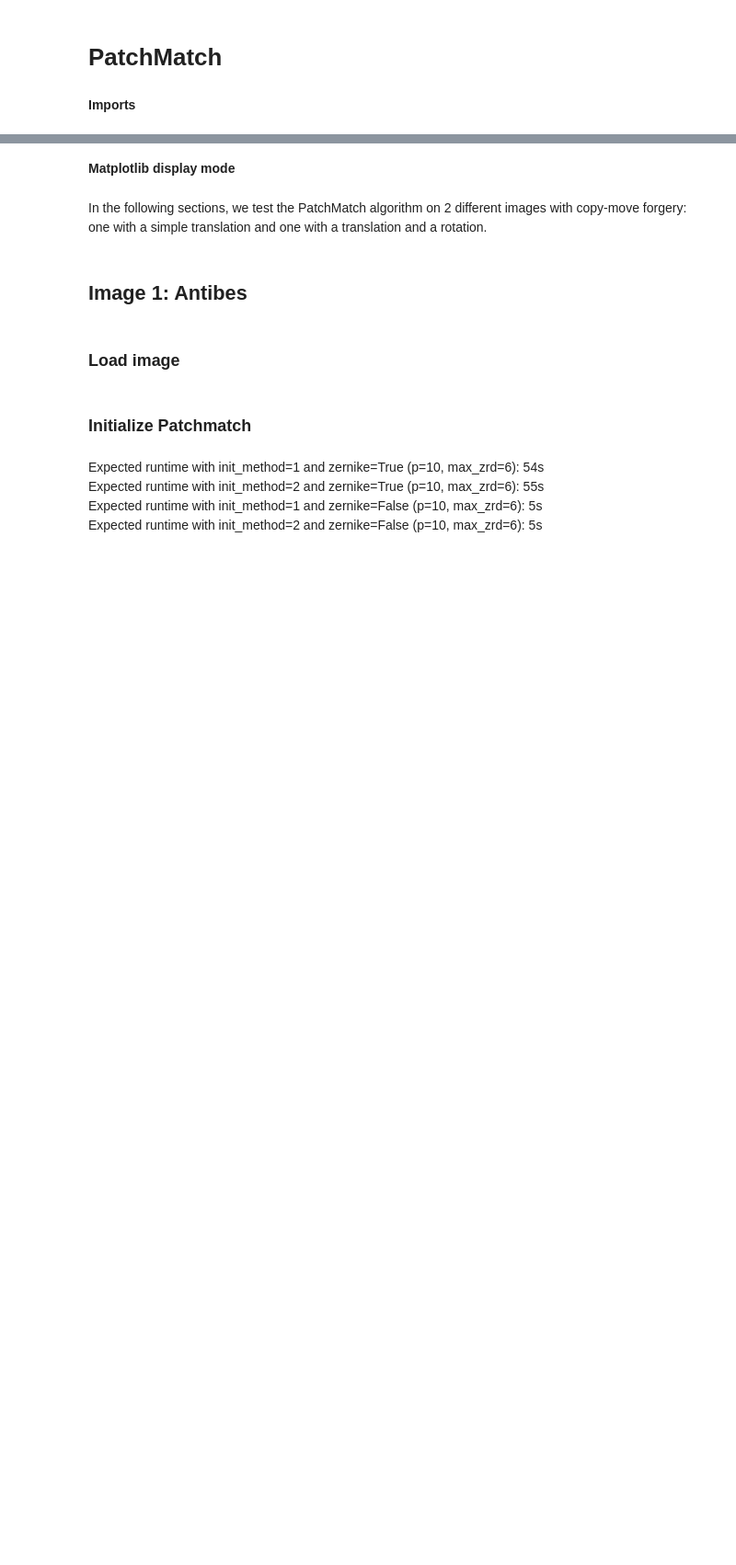
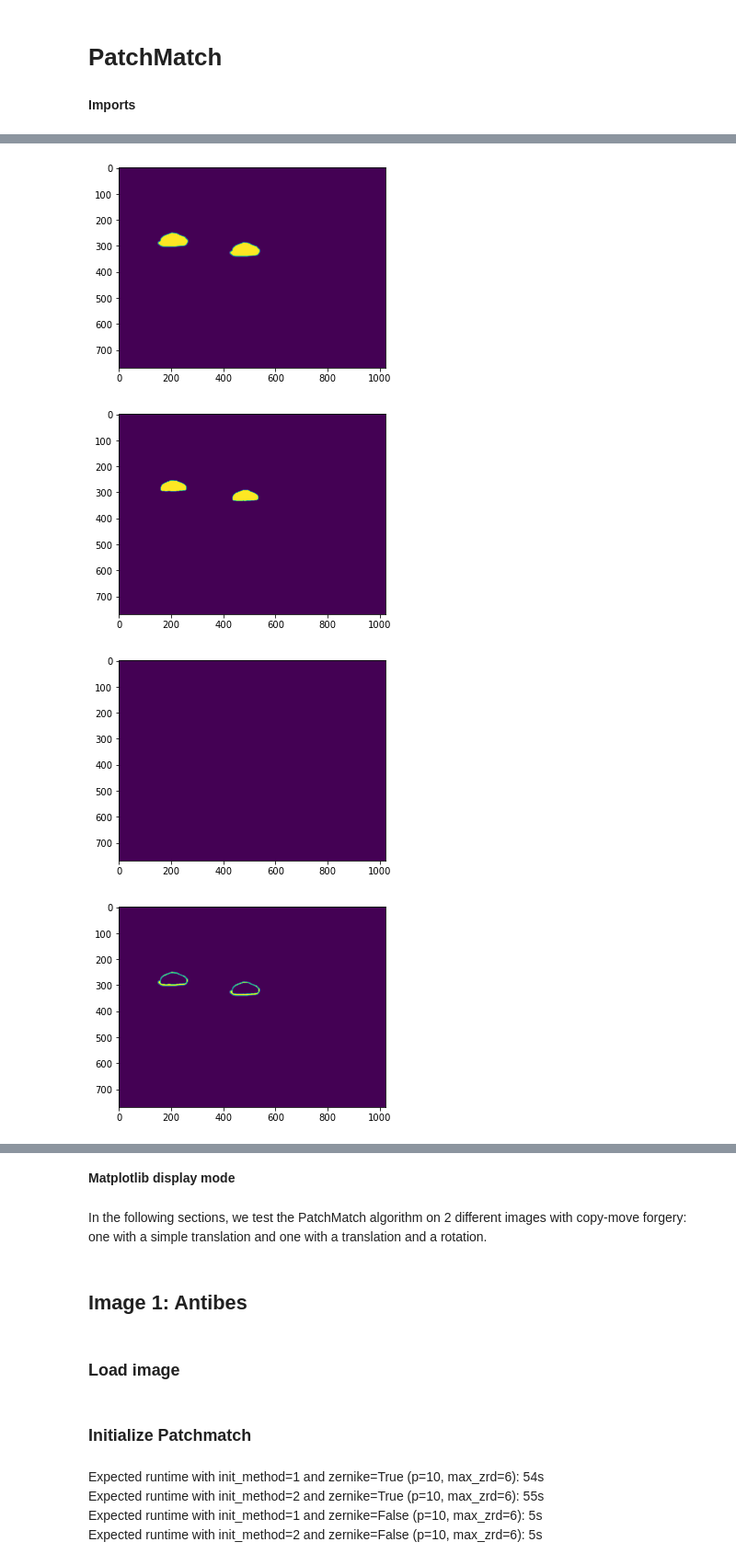
Before and after one commit to decarpentierg/patchmatch, a Jupyter notebook: notebooks/test.ipynb, the cells around one changed output, grey strips where cells are left out. Shown at 92% size. Cells and saved outputs as stored; diff of their text form; code cells hidden in the pictures; blank space fills up the shorter version.

```diff
--- a/notebooks/test.ipynb
+++ b/notebooks/test.ipynb
@@ -106,0 +78,32 @@ plt.imshow(mask)
+# %%
+filename = Names[10]
+Names.append(filename)
+A = np.load('notebooks/results/'+filename)
+mask = compute_mask(A['vect_field'],A['n'], A['m'], A['p'])
+title = filename[:10]
+im = Image.open('data/'+title+'_gt.png')
+im = np.array(im).astype("double")
+
+TP = mask*im
+FP = 1*(mask>0)*(im<1)
+FN = (np.ones((A['m'], A['n']))-mask)*im
+# %%
+plt.imshow(im)
+plt.show()
+plt.imshow(TP)
+plt.show()
+plt.imshow(FP)
+plt.show()
+plt.imshow(FN)
+plt.show()
+im2 = Image.open('data/'+title+'_copy.png')
+im2 = np.array(im2).astype("double")
+plt.imshow((im2).astype("uint8"))
+plt.show()
+plt.imshow((im2*mask[:,:,None]).astype("uint8"))
+plt.show()
+# %% [output]
+[figure, added]
+[figure, added]
+[figure, added]
+[figure, added]
```
Also changed, not shown: parts of 14 cells of this notebook, 1 other file.
